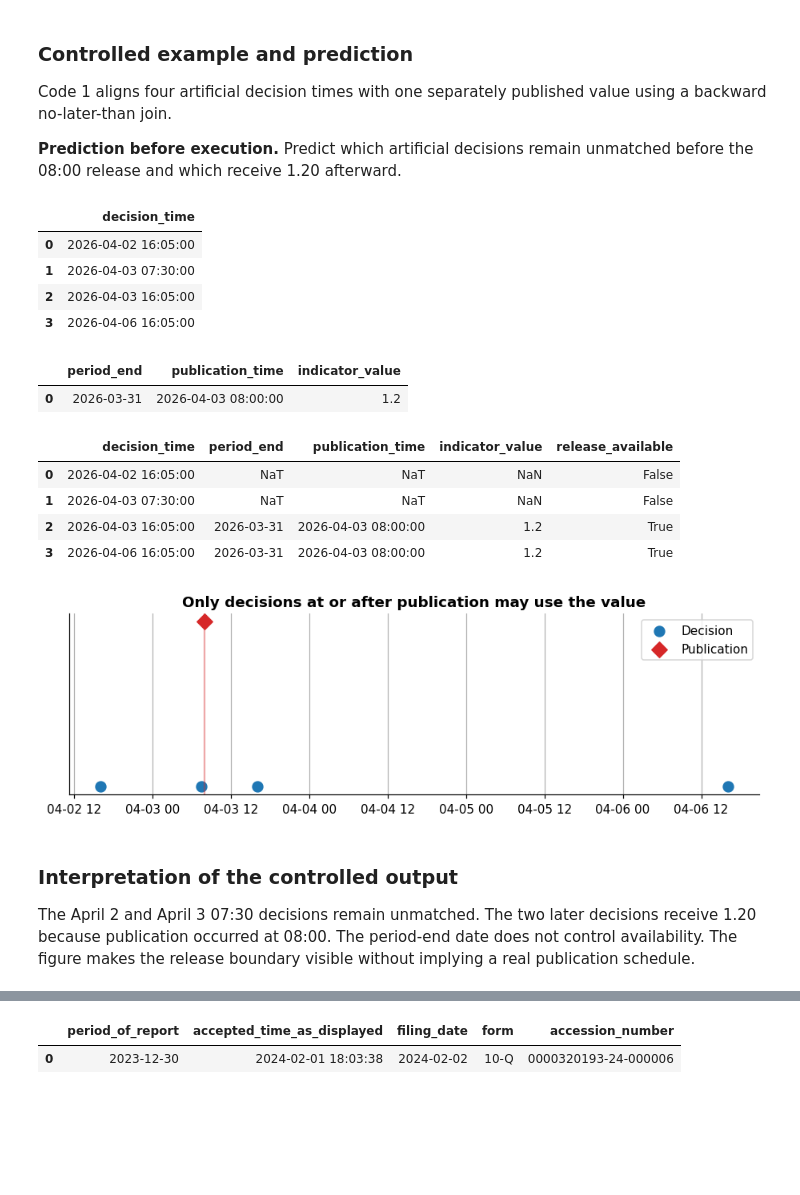
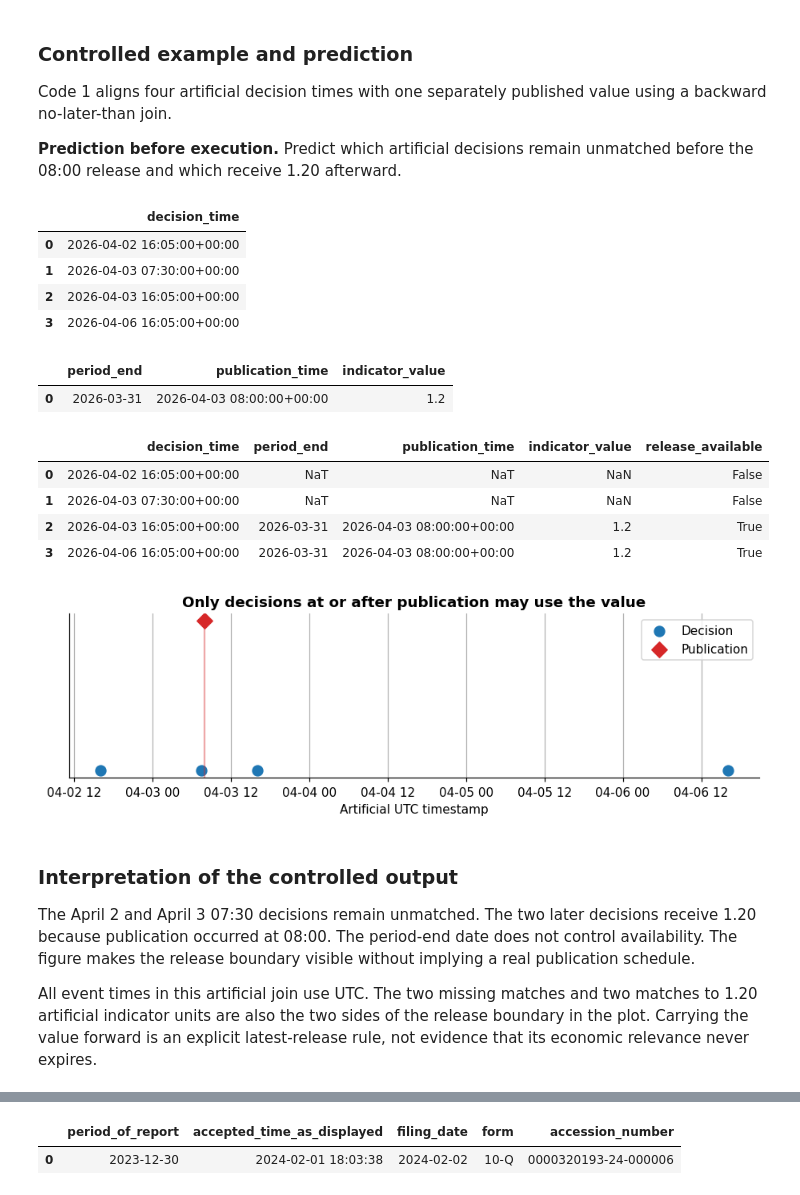
Before and after one commit to KennethWYLee/FinTech, a Jupyter notebook: course/week3_main.ipynb, the cells around one changed output, grey strips where cells are left out. Drawn from its saved outputs; the diff is of its cells as text; code cells hidden in the pictures; blank space fills up the shorter version.

```diff
--- a/course/week3_main.ipynb
+++ b/course/week3_main.ipynb
@@ -111,6 +80,7 @@ Preserve the relevant results rather than writing only that a check passed:
 # Purpose: load the shared packages, fixed request, and environment record used throughout Week 3.
 from importlib.metadata import PackageNotFoundError, version
 import platform
+from datetime import datetime, timezone
 
 import matplotlib as mpl
 import matplotlib.pyplot as plt
@@ -126,6 +96,7 @@ except (ImportError, PackageNotFoundError):
     YFINANCE_VERSION = "not installed"
 
 pd.set_option("display.max_columns", 24)
+pd.set_option("display.max_colwidth", None)
 pd.set_option("display.width", 140)
 plt.rcParams.update(
     {
@@ -163,11 +134,23 @@ def load_us_daily(symbol):
         required = {"Open", "High", "Low", "Close", "Volume"}
         if rows.empty or not required.issubset(rows.columns):
             raise ValueError(f"The recorded {symbol} request returned no usable OHLCV response.")
-        _US_HISTORY_CACHE[symbol] = rows.sort_index()
+        if not rows.index.is_unique or not rows.index.is_monotonic_increasing:
+            raise ValueError("Stop: duplicate or unordered labels; do not silently repair.")
+        if rows.index.isna().any() or not ((rows.index >= pd.Timestamp(US_HISTORY_REQUEST["start"])) & (rows.index < pd.Timestamp(US_HISTORY_REQUEST["end"]))).all():
+            raise ValueError("Stop: invalid date or row outside the request.")
+        prices = rows[["Open", "High", "Low", "Close"]]
+        if not np.isfinite(prices.to_numpy()).all() or not prices.gt(0).all().all():
+            raise ValueError("Stop: these price calculations require finite positive inputs.")
+        if not np.isfinite(rows["Volume"]).all() or not rows["Volume"].gt(0).all():
+            raise ValueError("Stop: these Volume examples require positive finite denominators.")
+        if not (rows["High"].ge(prices.max(axis=1)) & rows["Low"].le(prices.min(axis=1))).all():
+            raise ValueError("Stop: inconsistent OHLC bounds.")
+        _US_HISTORY_CACHE[symbol] = rows
     return _US_HISTORY_CACHE[symbol].copy()
 
 environment = pd.Series(
     {
+        "Run start UTC": datetime.now(timezone.utc).isoformat(),
         "Python interface": "Jupyter kernel",
         "Python": platform.python_version(),
         "numpy": np.__version__,
@@ -2284,7 +2366,7 @@ decisions = pd.DataFrame(
             [
                 "2026-04-02 16:05", "2026-04-03 07:30",
                 "2026-04-03 16:05", "2026-04-06 16:05",
-            ]
+            ], utc=True
         )
     }
 ).sort_values("decision_time")
@@ -2292,7 +2374,7 @@ decisions = pd.DataFrame(
 releases = pd.DataFrame(
     {
         "period_end": pd.to_datetime(["2026-03-31"]),
-        "publication_time": pd.to_datetime(["2026-04-03 08:00"]),
+        "publication_time": pd.to_datetime(["2026-04-03 08:00"], utc=True),
         "indicator_value": [1.20],
     }
 ).sort_values("publication_time")
@@ -2300,48 +2382,52 @@ releases = pd.DataFrame(
 aligned_release = pd.merge_asof(
     decisions,
     releases,
     left_on="decision_time",
     right_on="publication_time",
     direction="backward",
+    allow_exact_matches=True,
 )
 aligned_release["release_available"] = aligned_release["indicator_value"].notna()
 display(decisions)
 display(releases)
 display(aligned_release)
 
 fig, ax = plt.subplots(figsize=(8.4, 2.8))
 ax.scatter(decisions["decision_time"], np.zeros(len(decisions)), marker="o", s=70, label="Decision")
 ax.scatter(releases["publication_time"], [0.12], marker="D", s=80, color="tab:red", label="Publication")
 ax.axvline(releases["publication_time"].iloc[0], color="tab:red", alpha=0.4)
+ax.set_xlabel("Artificial UTC timestamp")
 ax.set_yticks([])
 ax.set_title("Only decisions at or after publication may use the value")
 ax.legend()
 plt.tight_layout()
 plt.show()
 
 matched = aligned_release["publication_time"].notna()
 assert aligned_release.loc[:1, "indicator_value"].isna().all()
 assert aligned_release.loc[2:, "indicator_value"].eq(1.20).all()
 assert (aligned_release.loc[matched, "publication_time"] <= aligned_release.loc[matched, "decision_time"]).all()
 # %% [output]
 |  | decision_time |
-| 0 | 2026-04-02 16:05:00 |
-| 1 | 2026-04-03 07:30:00 |
-| 2 | 2026-04-03 16:05:00 |
-| 3 | 2026-04-06 16:05:00 |
+| 0 | 2026-04-02 16:05:00+00:00 |
+| 1 | 2026-04-03 07:30:00+00:00 |
+| 2 | 2026-04-03 16:05:00+00:00 |
+| 3 | 2026-04-06 16:05:00+00:00 |
 |  | period_end | publication_time | indicator_value |
-| 0 | 2026-03-31 | 2026-04-03 08:00:00 | 1.2 |
+| 0 | 2026-03-31 | 2026-04-03 08:00:00+00:00 | 1.2 |
 |  | decision_time | period_end | publication_time | indicator_value | release_available |
-| 0 | 2026-04-02 16:05:00 | NaT | NaT | NaN | False |
-| 1 | 2026-04-03 07:30:00 | NaT | NaT | NaN | False |
-| 2 | 2026-04-03 16:05:00 | 2026-03-31 | 2026-04-03 08:00:00 | 1.2 | True |
-| 3 | 2026-04-06 16:05:00 | 2026-03-31 | 2026-04-03 08:00:00 | 1.2 | True |
+| 0 | 2026-04-02 16:05:00+00:00 | NaT | NaT | NaN | False |
+| 1 | 2026-04-03 07:30:00+00:00 | NaT | NaT | NaN | False |
+| 2 | 2026-04-03 16:05:00+00:00 | 2026-03-31 | 2026-04-03 08:00:00+00:00 | 1.2 | True |
+| 3 | 2026-04-06 16:05:00+00:00 | 2026-03-31 | 2026-04-03 08:00:00+00:00 | 1.2 | True |
-[figure, old version]
+[figure, new version]
 # %% [markdown]
 ### Interpretation of the controlled output
 
 
 The April 2 and April 3 07:30 decisions remain unmatched. The two later decisions receive 1.20 because publication occurred at 08:00. The period-end date does not control availability. The figure makes the release boundary visible without implying a real publication schedule.
+
+All event times in this artificial join use UTC. The two missing matches and two matches to 1.20 artificial indicator units are also the two sides of the release boundary in the plot. Carrying the value forward is an explicit latest-release rule, not evidence that its economic relevance never expires.
 # %% [markdown]
 ### Source-grounded example and prediction
 
```
Also changed, not shown: parts of 98 cells of this notebook.
